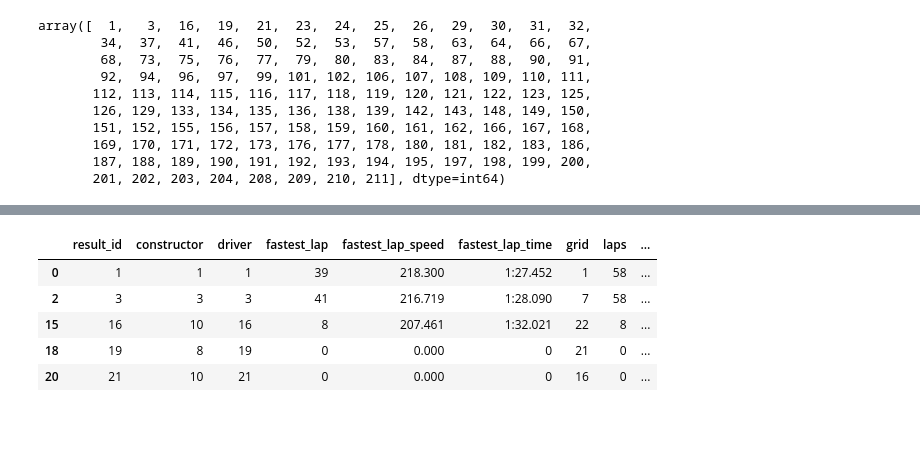
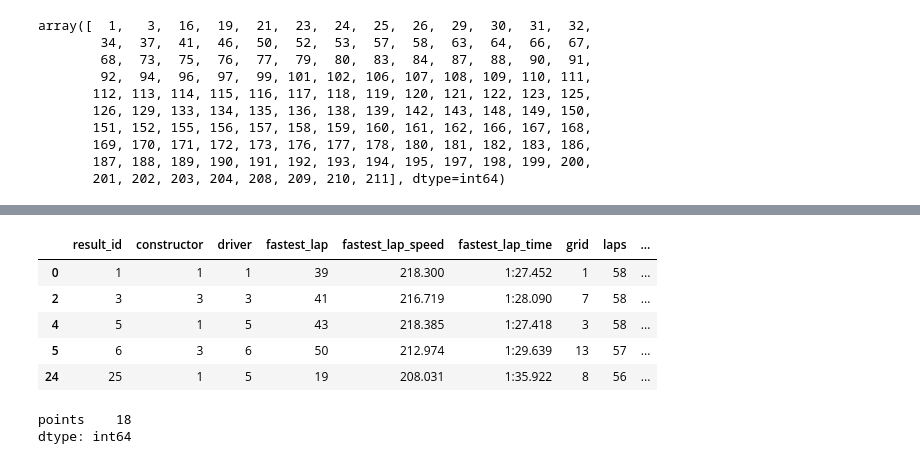
Before and after one commit to Edward-Htc/PI01_DATA03, a Jupyter notebook: ConsumiAPI/consultas.ipynb, the cells around one changed output, grey strips where cells are left out. Saved outputs shown, nothing was run; the diff lists cells and outputs as text; code cells hidden in the pictures; blank space fills up the shorter version.

```diff
--- a/ConsumiAPI/consultas.ipynb
+++ b/ConsumiAPI/consultas.ipynb
@@ -119,3 +103,0 @@ df_results[df_results['position'] == 1].head()
-# %%
-# Agrupamos y contamos quien ocupo mas veces el puesto 1
-df_results = df_results.groupby(['driver']).size().reset_index(name='Cantidad_Ganadas')
@@ -246,15 +221,15 @@ See the caveats in the documentation: https://pandas.pydata.org/pandas-docs/stab
 # %%
 # Devolvemos una columna con verdadero o falso si no cumple la condicion de la funcion
-valor = df_results['driver'].apply(searcID)
+valor = df_results['constructor'].apply(searcID)
 # %%
 # Filtramos solo los verdaderos
-df_results = df_results[valor]
+df_filterConstruct = df_results[valor]
 # %%
-df_results.head()
+df_filterConstruct.head()
 # %% [output]
 |  | result_id | constructor | driver | fastest_lap | fastest_lap_speed | fastest_lap_time | grid | laps | ... |
 | 0 | 1 | 1 | 1 | 39 | 218.300 | 1:27.452 | 1 | 58 | ... |
 | 2 | 3 | 3 | 3 | 41 | 216.719 | 1:28.090 | 7 | 58 | ... |
-| 15 | 16 | 10 | 16 | 8 | 207.461 | 1:32.021 | 22 | 8 | ... |
-| 18 | 19 | 8 | 19 | 0 | 0.000 | 0 | 21 | 0 | ... |
-| 20 | 21 | 10 | 21 | 0 | 0.000 | 0 | 16 | 0 | ... |
+| 4 | 5 | 1 | 5 | 43 | 218.385 | 1:27.418 | 3 | 58 | ... |
+| 5 | 6 | 3 | 6 | 50 | 212.974 | 1:29.639 | 13 | 57 | ... |
+| 24 | 25 | 1 | 5 | 19 | 208.031 | 1:35.922 | 8 | 56 | ... |
@@ -264,2 +238,7 @@ id_driver_maxpoint = df_results.groupby(['driver']).agg({'points':'sum'})['point
+# %%
+id_driver_maxpoint
+# %% [output]
+points    18
+dtype: int64
 # %%
 # Extraemos el forename y surname
```
Also changed, not shown: parts of 22 cells of this notebook, 2 other files.
